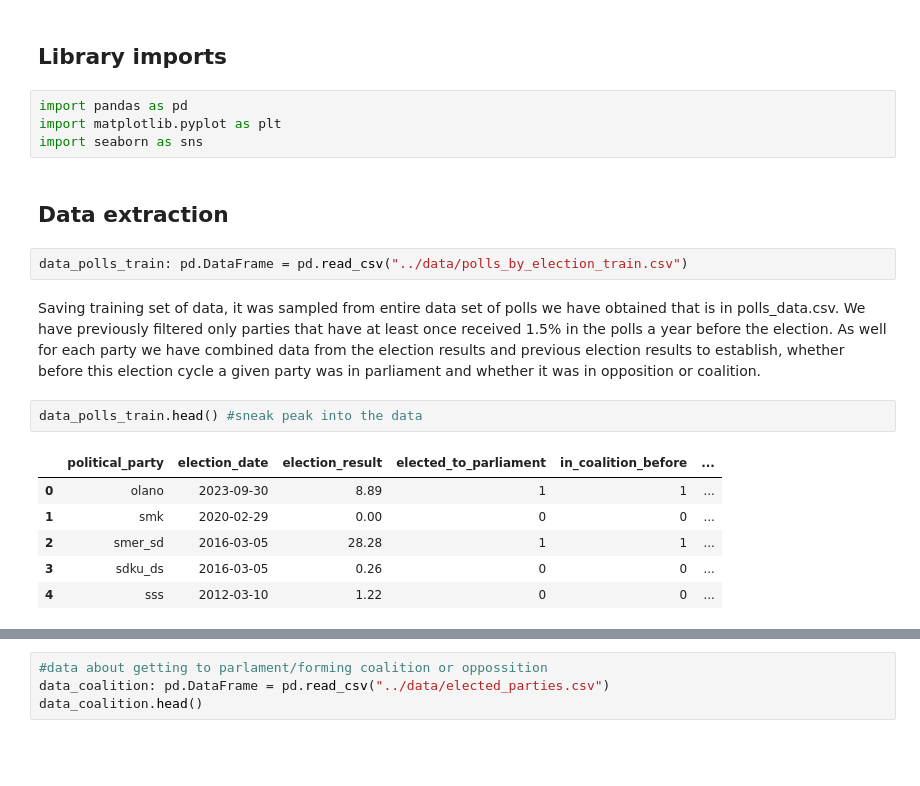
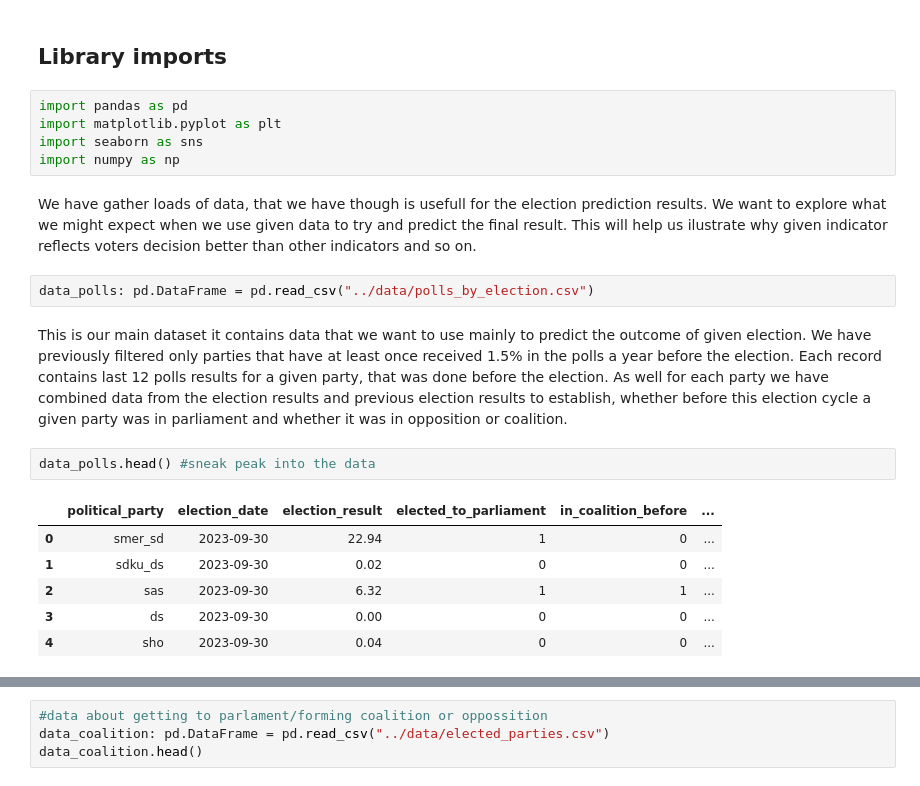
Before and after one commit to spitalskya/PDV-Slovak-election-prediction, a Jupyter notebook: src/exploratory_analysis.ipynb, the cells around one changed output, grey strips where cells are left out. Drawn from its saved outputs; the diff is of its cells as text; blank space fills up the shorter version.

```diff
--- a/src/exploratory_analysis.ipynb
+++ b/src/exploratory_analysis.ipynb
@@ -6,19 +6,23 @@
 import pandas as pd
 import matplotlib.pyplot as plt
 import seaborn as sns
+import numpy as np
-# %% [markdown]
-## Data extraction
+# %% [markdown]
+We have gather loads of data, that we have though is usefull for the election prediction results. We want to explore what we might expect when we use given data to try and predict the final result.
+This will help us ilustrate why given indicator reflects voters decision better than other indicators and so on.
 # %%
-data_polls_train: pd.DataFrame = pd.read_csv("../data/polls_by_election_train.csv")
+data_polls: pd.DataFrame = pd.read_csv("../data/polls_by_election.csv")
 # %% [markdown]
-Saving training set of data, it was sampled from entire data set of polls we have obtained that is in polls_data.csv. We have previously filtered only parties that have at least once received 1.5% in the polls a year before the election.
+This is our main dataset it contains data that we want to use mainly to predict the outcome of given election.
+We have previously filtered only parties that have at least once received 1.5% in the polls a year before the election.
+Each record contains last 12 polls results for a given party, that was done before the election.
 As well for each party we have combined data from the election results and previous election results to establish, whether before this election cycle a given party was in parliament and whether it was in opposition or coalition.
 # %%
-data_polls_train.head() #sneak peak into the data
+data_polls.head() #sneak peak into the data
 # %% [output]
 |  | political_party | election_date | election_result | elected_to_parliament | in_coalition_before | ... |
-| 0 | olano | 2023-09-30 | 8.89 | 1 | 1 | ... |
-| 1 | smk | 2020-02-29 | 0.00 | 0 | 0 | ... |
-| 2 | smer_sd | 2016-03-05 | 28.28 | 1 | 1 | ... |
-| 3 | sdku_ds | 2016-03-05 | 0.26 | 0 | 0 | ... |
-| 4 | sss | 2012-03-10 | 1.22 | 0 | 0 | ... |
+| 0 | smer_sd | 2023-09-30 | 22.94 | 1 | 0 | ... |
+| 1 | sdku_ds | 2023-09-30 | 0.02 | 0 | 0 | ... |
+| 2 | sas | 2023-09-30 | 6.32 | 1 | 1 | ... |
+| 3 | ds | 2023-09-30 | 0.00 | 0 | 0 | ... |
+| 4 | sho | 2023-09-30 | 0.04 | 0 | 0 | ... |
```
Also changed, not shown: parts of 13 cells of this notebook, 5 other files.
